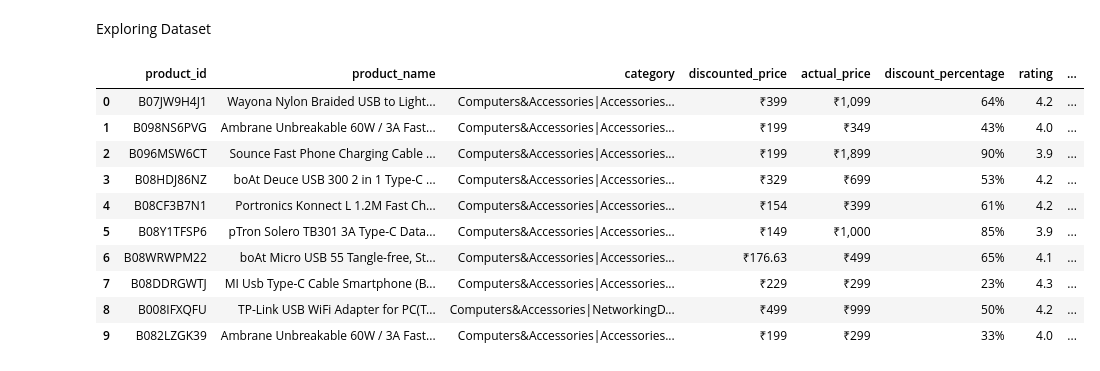
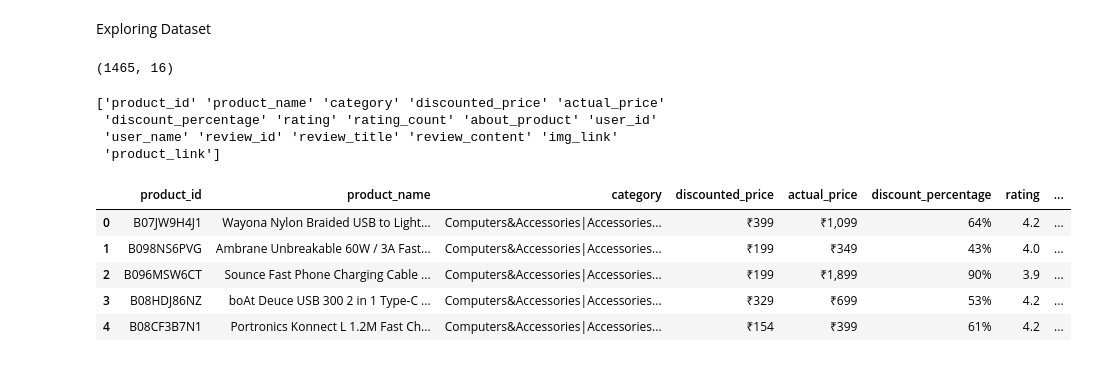
Before and after one commit to CheropS/Amazon-Dataset-Analysis, a Jupyter notebook: index.ipynb, the cells around one changed output. Saved outputs shown, nothing was run; the diff lists cells and outputs as text; code cells hidden in the pictures.

```diff
--- a/index.ipynb
+++ b/index.ipynb
@@ -7,17 +7,25 @@ import pandas as pd
 df = pd.read_csv('amazon.csv')
 # %% [markdown]
 Exploring Dataset
+# %%
+#Get information of the no. of rows and columns
+df.shape
+# %% [output]
+(1465, 16)
+# %%
+#titles of the 12 columns
+print (df.columns.values)
+# %% [output]
+['product_id' 'product_name' 'category' 'discounted_price' 'actual_price'
+ 'discount_percentage' 'rating' 'rating_count' 'about_product' 'user_id'
+ 'user_name' 'review_id' 'review_title' 'review_content' 'img_link'
+ 'product_link']
 # %%
-df.head(10)
+df.head(5)
 # %% [output]
 |  | product_id | product_name | category | discounted_price | actual_price | discount_percentage | rating | ... |
 | 0 | B07JW9H4J1 | Wayona Nylon Braided USB to Light... | Computers&Accessories|Accessories... | ₹399 | ₹1,099 | 64% | 4.2 | ... |
 | 1 | B098NS6PVG | Ambrane Unbreakable 60W / 3A Fast... | Computers&Accessories|Accessories... | ₹199 | ₹349 | 43% | 4.0 | ... |
 | 2 | B096MSW6CT | Sounce Fast Phone Charging Cable ... | Computers&Accessories|Accessories... | ₹199 | ₹1,899 | 90% | 3.9 | ... |
 | 3 | B08HDJ86NZ | boAt Deuce USB 300 2 in 1 Type-C ... | Computers&Accessories|Accessories... | ₹329 | ₹699 | 53% | 4.2 | ... |
 | 4 | B08CF3B7N1 | Portronics Konnect L 1.2M Fast Ch... | Computers&Accessories|Accessories... | ₹154 | ₹399 | 61% | 4.2 | ... |
-| 5 | B08Y1TFSP6 | pTron Solero TB301 3A Type-C Data... | Computers&Accessories|Accessories... | ₹149 | ₹1,000 | 85% | 3.9 | ... |
-| 6 | B08WRWPM22 | boAt Micro USB 55 Tangle-free, St... | Computers&Accessories|Accessories... | ₹176.63 | ₹499 | 65% | 4.1 | ... |
-| 7 | B08DDRGWTJ | MI Usb Type-C Cable Smartphone (B... | Computers&Accessories|Accessories... | ₹229 | ₹299 | 23% | 4.3 | ... |
-| 8 | B008IFXQFU | TP-Link USB WiFi Adapter for PC(T... | Computers&Accessories|NetworkingD... | ₹499 | ₹999 | 50% | 4.2 | ... |
-| 9 | B082LZGK39 | Ambrane Unbreakable 60W / 3A Fast... | Computers&Accessories|Accessories... | ₹199 | ₹299 | 33% | 4.0 | ... |
```
Also changed, not shown: parts of 4 cells of this notebook.
